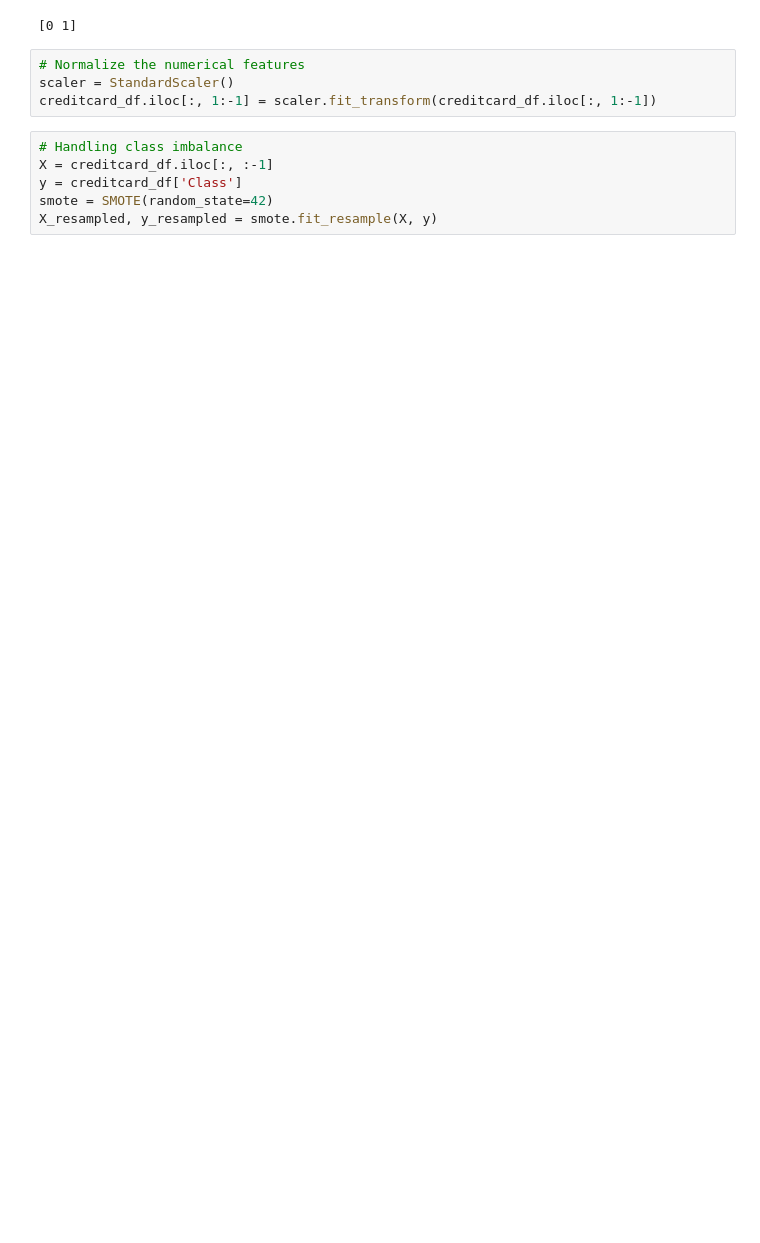
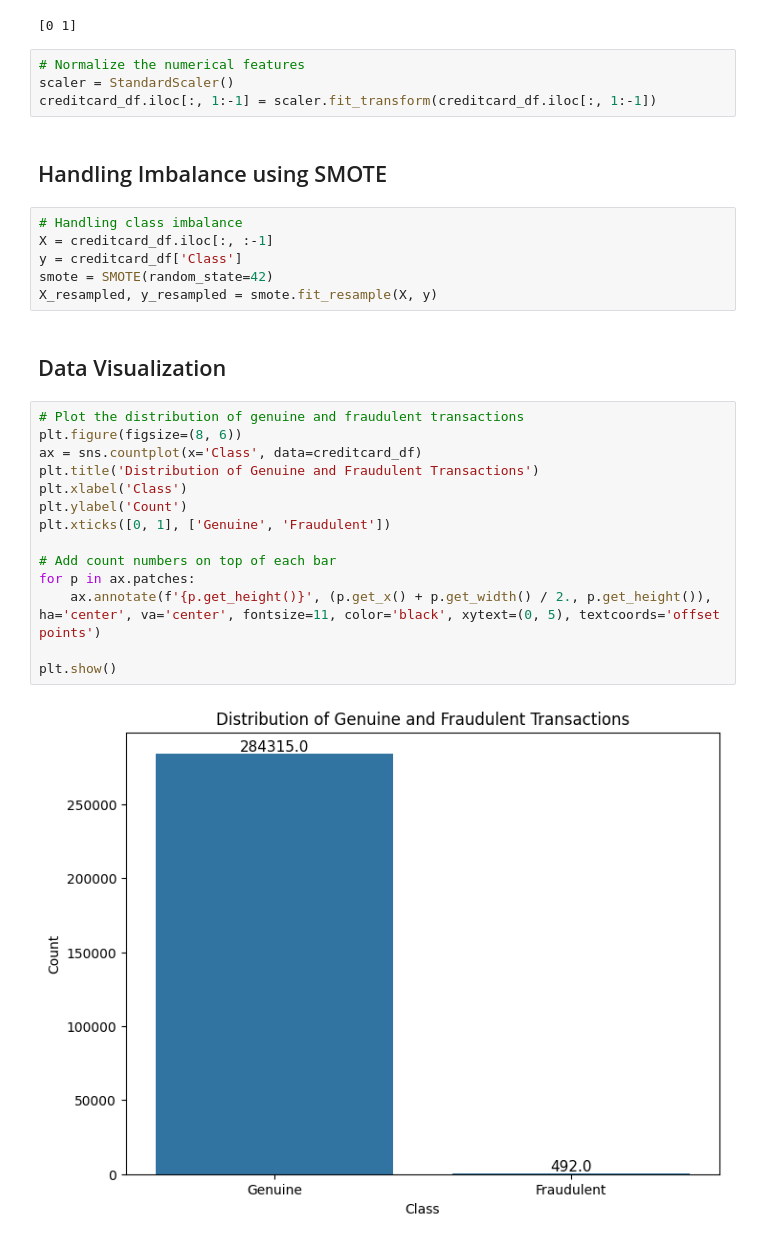
Before and after one commit to Deepak-B-G/CODSOFT, a Jupyter notebook: Task-05/Task-05.ipynb, the cells around one changed output. Cells and saved outputs as stored; diff of their text form; blank space fills up the shorter version.

```diff
--- a/Task-05/Task-05.ipynb
+++ b/Task-05/Task-05.ipynb
@@ -37,9 +57,29 @@ print(unique_values)
 # Normalize the numerical features
 scaler = StandardScaler()
 creditcard_df.iloc[:, 1:-1] = scaler.fit_transform(creditcard_df.iloc[:, 1:-1])
+# %% [markdown]
+## Handling Imbalance using SMOTE
 # %%
 # Handling class imbalance
 X = creditcard_df.iloc[:, :-1]
 y = creditcard_df['Class']
 smote = SMOTE(random_state=42)
 X_resampled, y_resampled = smote.fit_resample(X, y)
+# %% [markdown]
+## Data Visualization
+# %%
+# Plot the distribution of genuine and fraudulent transactions
+plt.figure(figsize=(8, 6))
+ax = sns.countplot(x='Class', data=creditcard_df)
+plt.title('Distribution of Genuine and Fraudulent Transactions')
+plt.xlabel('Class')
+plt.ylabel('Count')
+plt.xticks([0, 1], ['Genuine', 'Fraudulent'])
+
+# Add count numbers on top of each bar
+for p in ax.patches:
+    ax.annotate(f'{p.get_height()}', (p.get_x() + p.get_width() / 2., p.get_height()), ha='center', va='center', fontsize=11, color='black', xytext=(0, 5), textcoords='offset points')
+
+plt.show()
+# %% [output]
+[figure, added]
```
Also changed, not shown: parts of 12 cells of this notebook.
